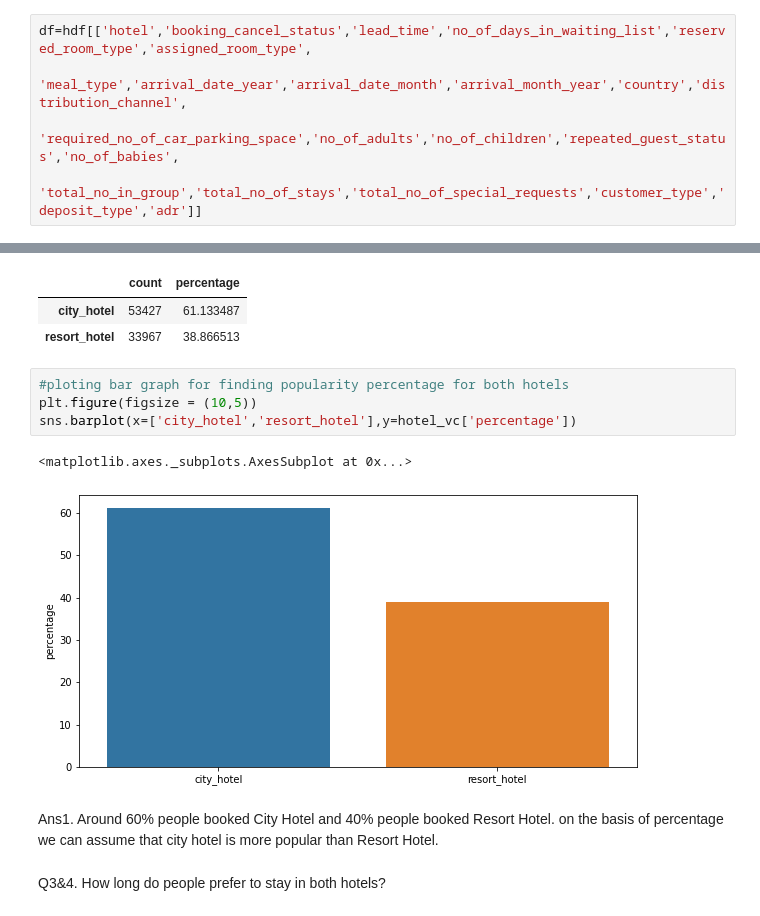
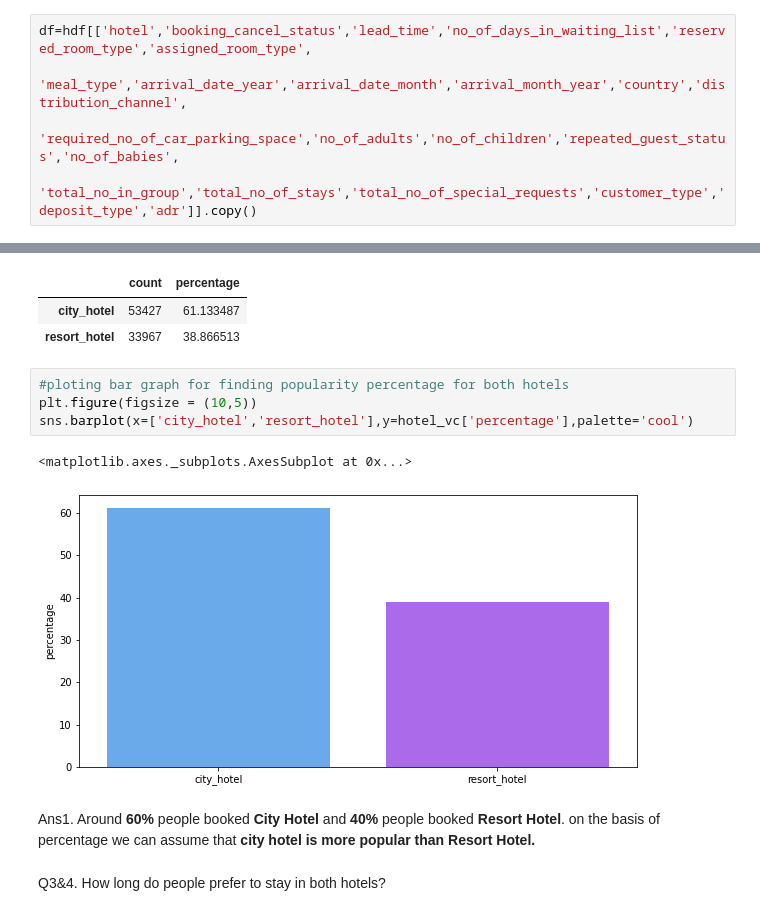
Before and after one commit to niteshavagabond/Hotel-Booking-analysis, a Jupyter notebook: Hotel_Booking_Analysis_Capstone_Project.ipynb, the cells around one changed output, grey strips where cells are left out. Cells and saved outputs as stored; diff of their text form.

```diff
--- a/Hotel_Booking_Analysis_Capstone_Project.ipynb
+++ b/Hotel_Booking_Analysis_Capstone_Project.ipynb
@@ -307,5 +307,5 @@ sns.heatmap(hdf1,annot = True,fmt='.2f', annot_kws={'size': 10},  vmax=.8, squar
 df=hdf[['hotel','booking_cancel_status','lead_time','no_of_days_in_waiting_list','reserved_room_type','assigned_room_type',
         'meal_type','arrival_date_year','arrival_date_month','arrival_month_year','country','distribution_channel',
         'required_no_of_car_parking_space','no_of_adults','no_of_children','repeated_guest_status','no_of_babies',
-        'total_no_in_group','total_no_of_stays','total_no_of_special_requests','customer_type','deposit_type','adr']]
+        'total_no_in_group','total_no_of_stays','total_no_of_special_requests','customer_type','deposit_type','adr']].copy()
 # %%
@@ -355,12 +353,12 @@ hotel_vc
 # %%
 #ploting bar graph for finding popularity percentage for both hotels
 plt.figure(figsize = (10,5))
-sns.barplot(x=['city_hotel','resort_hotel'],y=hotel_vc['percentage'])
+sns.barplot(x=['city_hotel','resort_hotel'],y=hotel_vc['percentage'],palette='cool')
 # %% [output]
 <matplotlib.axes._subplots.AxesSubplot at 0x...>
-[figure, old version]
+[figure, new version]
 # %% [markdown]
-Ans1. Around 60% people booked City Hotel and 40% people booked Resort Hotel. on the basis of percentage we can assume that city hotel is more popular than Resort Hotel.
+Ans1. Around **60%** people booked **City Hotel** and **40%** people booked **Resort Hotel**. on the basis of percentage we can assume that **city hotel is more popular than Resort Hotel.**
 # %% [markdown]
 Q3&4. How long do people prefer to stay in both hotels?
 # %%
```
Also changed, not shown: parts of 12 cells of this notebook.
